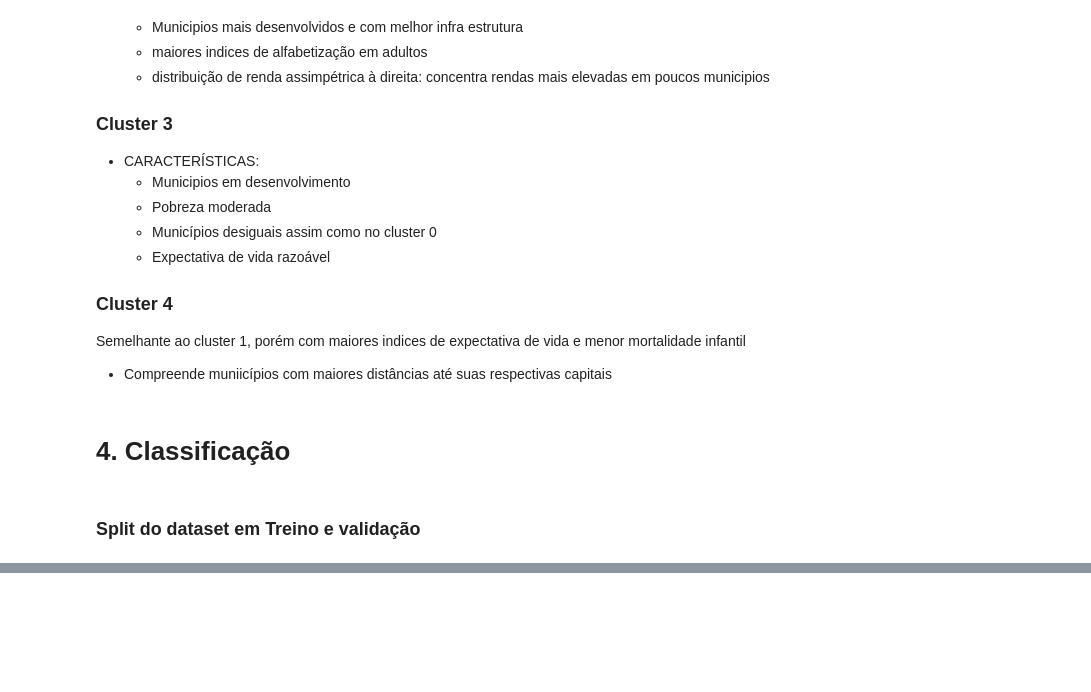
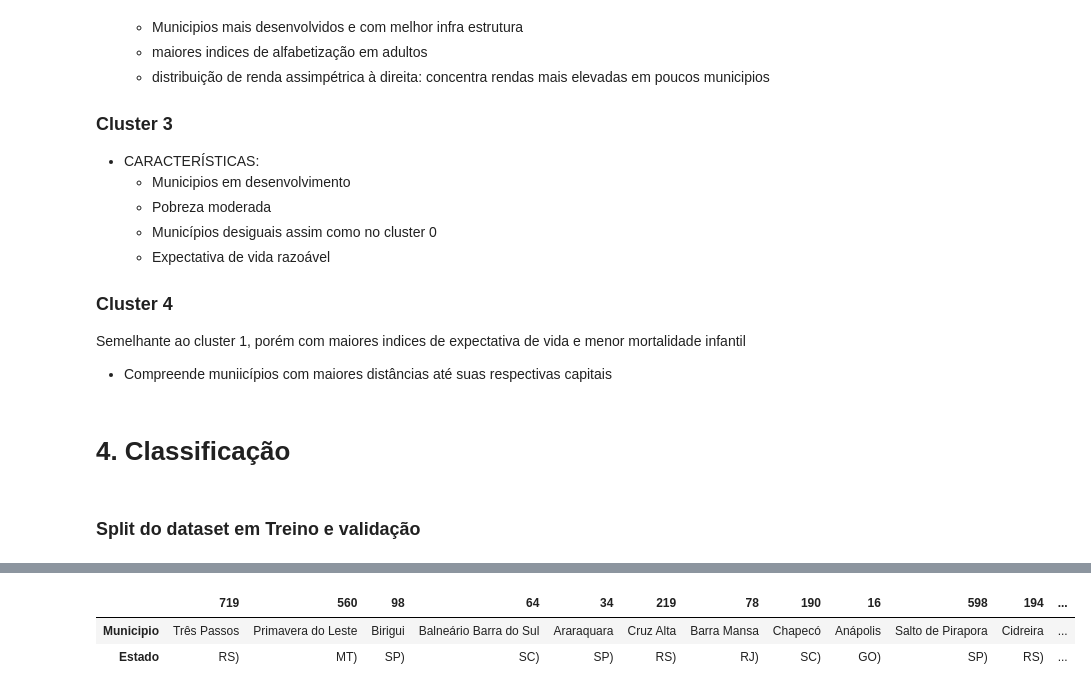
Before and after one commit to Jailsonrs/Poneglyph, a Jupyter notebook: UMAP-GMM.ipynb, the cells around one changed output, grey strips where cells are left out. Saved outputs shown, nothing was run; the diff lists cells and outputs as text; code cells hidden in the pictures; blank space fills up the shorter version.

```diff
--- a/UMAP-GMM.ipynb
+++ b/UMAP-GMM.ipynb
@@ -530,0 +560,6 @@ Matriz de Confusão:
+# %%
+cluster_2.iloc[amostra][['Municipio',"Estado"]].transpose()
+# %% [output]
+|  | 719 | 560 | 98 | 64 | 34 | 219 | 78 | 190 | 16 | 598 | 194 | ... |
+| Municipio | Três Passos | Primavera do Leste | Birigui | Balneário Barra do Sul | Araraquara | Cruz Alta | Barra Mansa | Chapecó | Anápolis | Salto de Pirapora | Cidreira | ... |
+| Estado | RS) | MT) | SP) | SC) | SP) | RS) | RJ) | SC) | GO) | SP) | RS) | ... |
```
Also changed, not shown: parts of 33 cells of this notebook.
